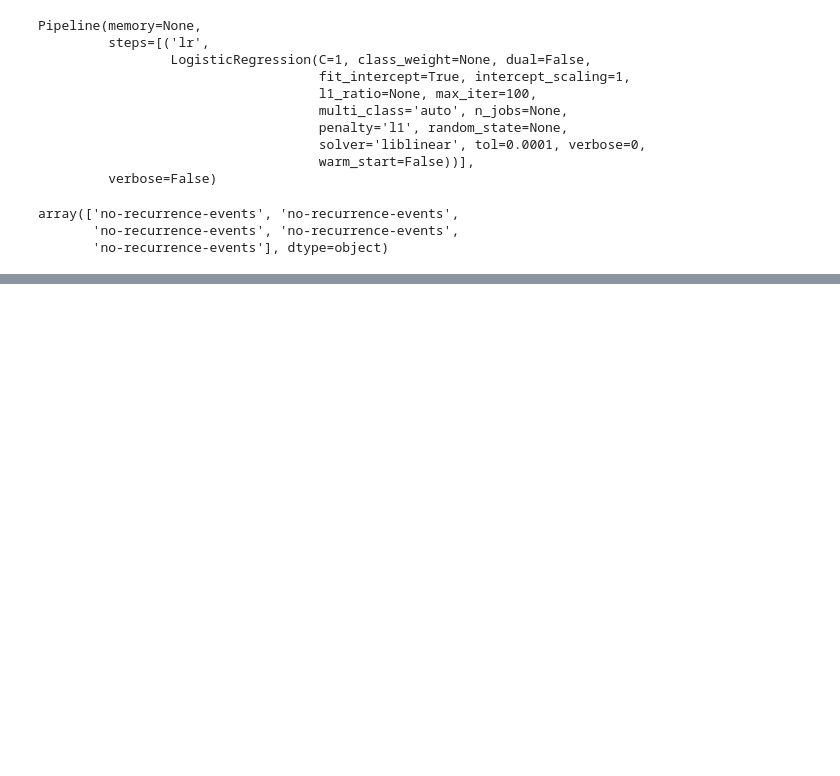
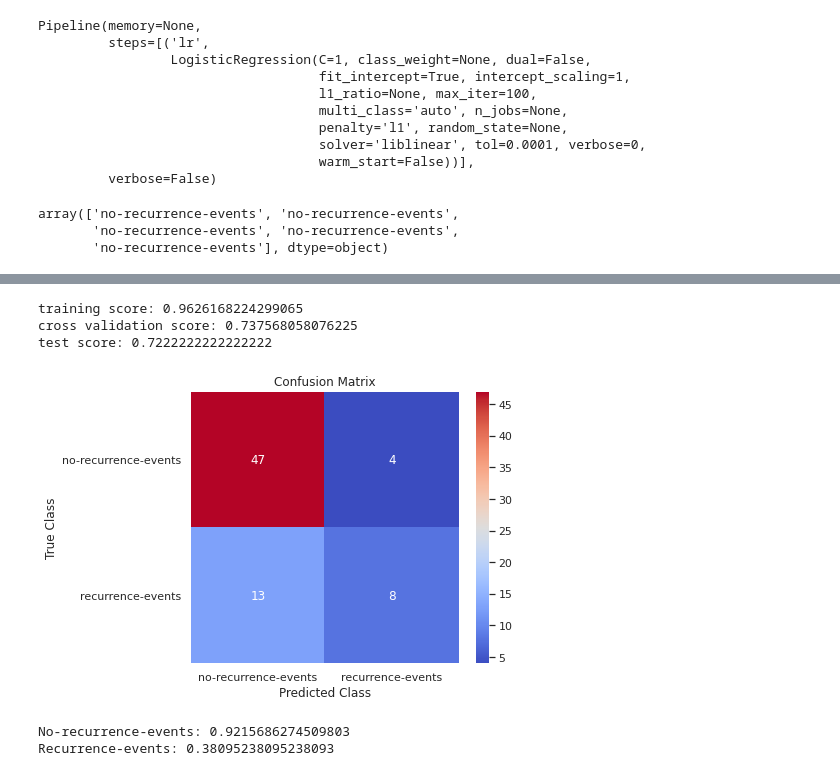
Before and after one commit to Otobi1/Predictors-of-Breast-Cancer-Recurrence, a Jupyter notebook: Predictors_of_Cancer_Recurrence.ipynb, the cells around one changed output, grey strips where cells are left out. Saved outputs shown, nothing was run; the diff lists cells and outputs as text; code cells hidden in the pictures; blank space fills up the shorter version.

```diff
--- a/Predictors_of_Cancer_Recurrence.ipynb
+++ b/Predictors_of_Cancer_Recurrence.ipynb
@@ -784,3 +752,61 @@ Recurrence-events: 0.23809523809523808
+# %%
+# Scoring the model (training score, cross validation and test score)
+
+print (f'training score: {gs_vc.score(X_train, y_train)}')
+print (f"cross validation score: {cross_val_score(gs_vc.best_estimator_, X, y, cv=5).mean()}")
+print (f"test score: {gs_vc.score(X_test, y_test)}")
+
+# Inference, voting classifier performs slightly worse than the SVC on the test data and almost overfits the training data.
+# Also as voting classifiers are ensemble, they are difficult to interprete
+# %% [output]
+training score: 0.9626168224299065
+cross validation score: 0.737568058076225
+test score: 0.7222222222222222
+# %%
+# Model evaluation
+
+# Getting the prediction from all the models
+
+lr_preds = gs_lr.best_estimator_.predict(X_test)
+knn_preds = gs_knn.best_estimator_.predict(X_test)
+tree_preds = gs_tree.best_estimator_.predict(X_test)
+bag_preds = gs_bag.best_estimator_.predict(X_test) # really good on confusion matrix
+forest_preds = gs_forest.best_estimator_.predict(X_test)
+extra_preds = gs_extra.best_estimator_.predict(X_test)
+ada_preds = gs_ada.best_estimator_.predict(X_test)
+svc_preds = gs_svc.best_estimator_.predict(X_test) # as good as the bag preds on confusion matrix
+vc_preds = gs_vc.best_estimator_.predict(X_test)
+grad_preds = gs_grad.best_estimator_.predict(X_test)
+
+def pretty_confusion_matrix(y_true, y_pred):
+  """ Creating a confusion in a nice chart."""
+
+  # Handling the data
+  cm = confusion_matrix(y_true, y_pred)
+  labels = y_true.unique()
+  labels.sort()
+
+  # Plotting
+  sns.set(font_scale=1)
+  plt.figure(figsize=(6, 5))
+
+  chart = sns.heatmap(cm, annot=True, fmt='g', cmap='coolwarm', xticklabels=labels, yticklabels=labels)
+  chart.set_yticklabels(chart.get_yticklabels(), rotation = 0)
+  plt.title('Confusion Matrix')
+  plt.xlabel('Predicted Class')
+  plt.ylabel('True Class')
+
+pretty_confusion_matrix(y_test, svc_preds) # Substitute the predictions in based on the model of choice
+# %% [output]
+[figure, added]
+# %%
+# Computing the outcomes of the confusion matrix depending on the selected model (SVC)
+
+print(f'No-recurrence-events: {47/(47+4)}')
+print(f'Recurrence-events: {8/(13+8)}')
+# %% [output]
+No-recurrence-events: 0.9215686274509803
+Recurrence-events: 0.38095238095238093
 # %%
 # Evaluating the Bagging Classifer, turns out to be one of the reasonable models based on the confusion matrix
 
```
Also changed, not shown: parts of 62 cells of this notebook.
